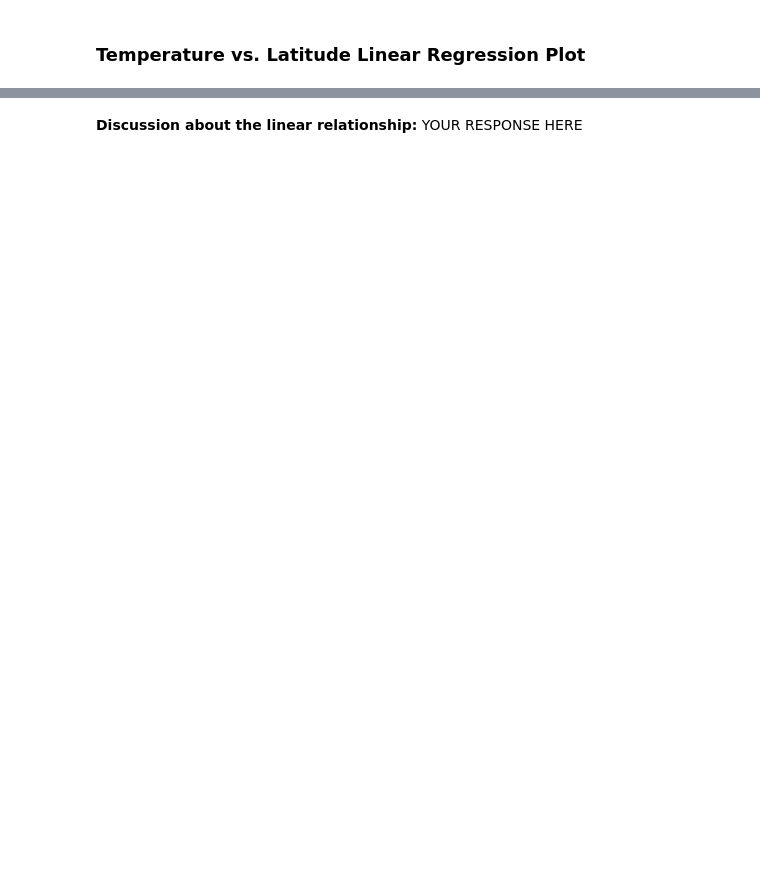
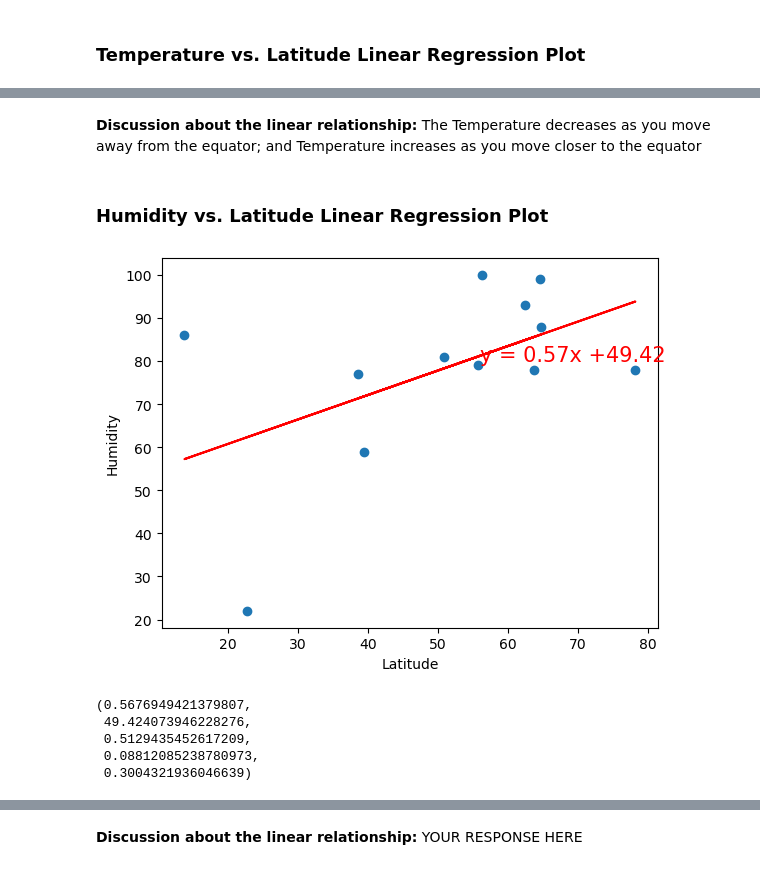
Before and after one commit to mjardinico/python-api-challenge, a Jupyter notebook: WeatherPy/WeatherPy.ipynb, the cells around one changed output, grey strips where cells are left out. Cells and saved outputs as stored; diff of their text form; code cells hidden in the pictures; blank space fills up the shorter version.

```diff
--- a/WeatherPy/WeatherPy.ipynb
+++ b/WeatherPy/WeatherPy.ipynb
@@ -336,0 +377,18 @@ southern_hemi_df.head()
+# %% [markdown]
+**Discussion about the linear relationship:** The Temperature decreases as you move away from the equator; and Temperature increases as you move closer to the equator
+# %% [markdown]
+### Humidity vs. Latitude Linear Regression Plot
+# %%
+# Northern Hemisphere
+x_values = northern_hemi_df['Lat']
+y_values = northern_hemi_df['Humidity']
+x_label = 'Latitude'
+y_label = 'Humidity'
+linear_regression_plot(x_values,y_values,x_label,y_label)
+# %% [output]
+[figure, added]
+(0.5676949421379807,
+ 49.424073946228276,
+ 0.5129435452617209,
+ 0.08812085238780973,
+ 0.3004321936046639)
```
Also changed, not shown: parts of 40 cells of this notebook.
